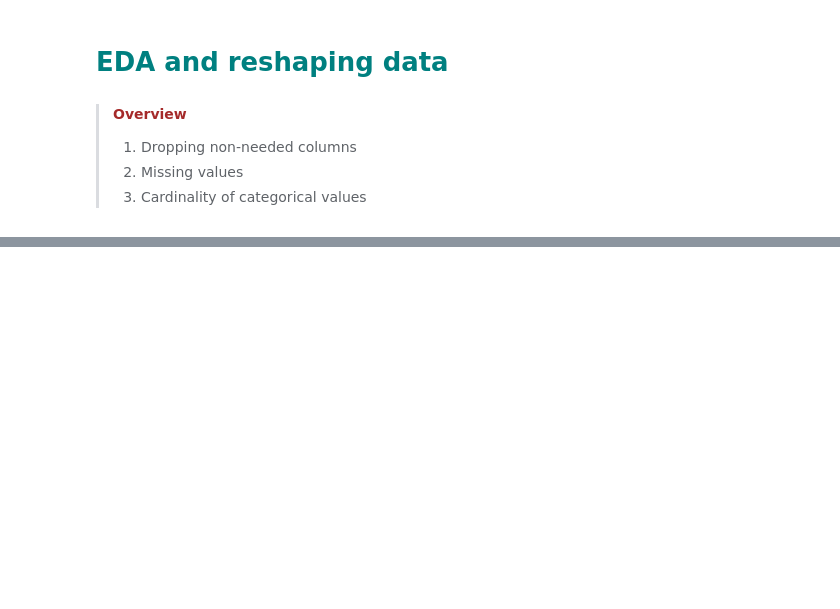
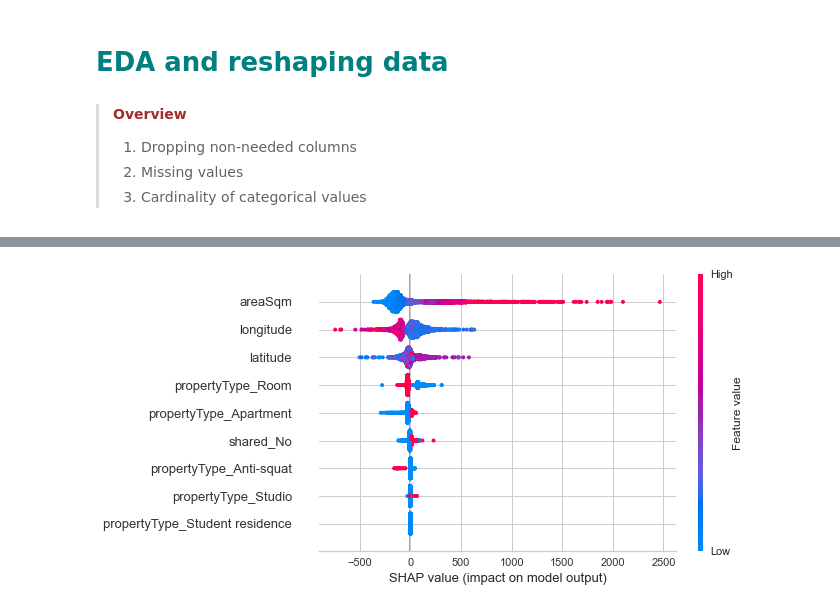
Before and after one commit to michael-william/Netherlands-Rental-Prices, a Jupyter notebook: Amsterdam_Rentals_ML-PyCaret-Test.ipynb, the cells around one changed output, grey strips where cells are left out. Drawn from its saved outputs; the diff is of its cells as text; code cells hidden in the pictures; blank space fills up the shorter version.

```diff
--- a/Amsterdam_Rentals_ML-PyCaret-Test.ipynb
+++ b/Amsterdam_Rentals_ML-PyCaret-Test.ipynb
@@ -100,3 +105,7 @@ rf_new = py.create_model('rf', fold=5, verbose=False)
+# %%
+py.interpret_model(rf_new)
+# %% [output]
+[figure, added]
 # %%
 rf = finalize_model(rf_new)
 # %%
```
Also changed, not shown: parts of 19 cells of this notebook, 3 other files.
